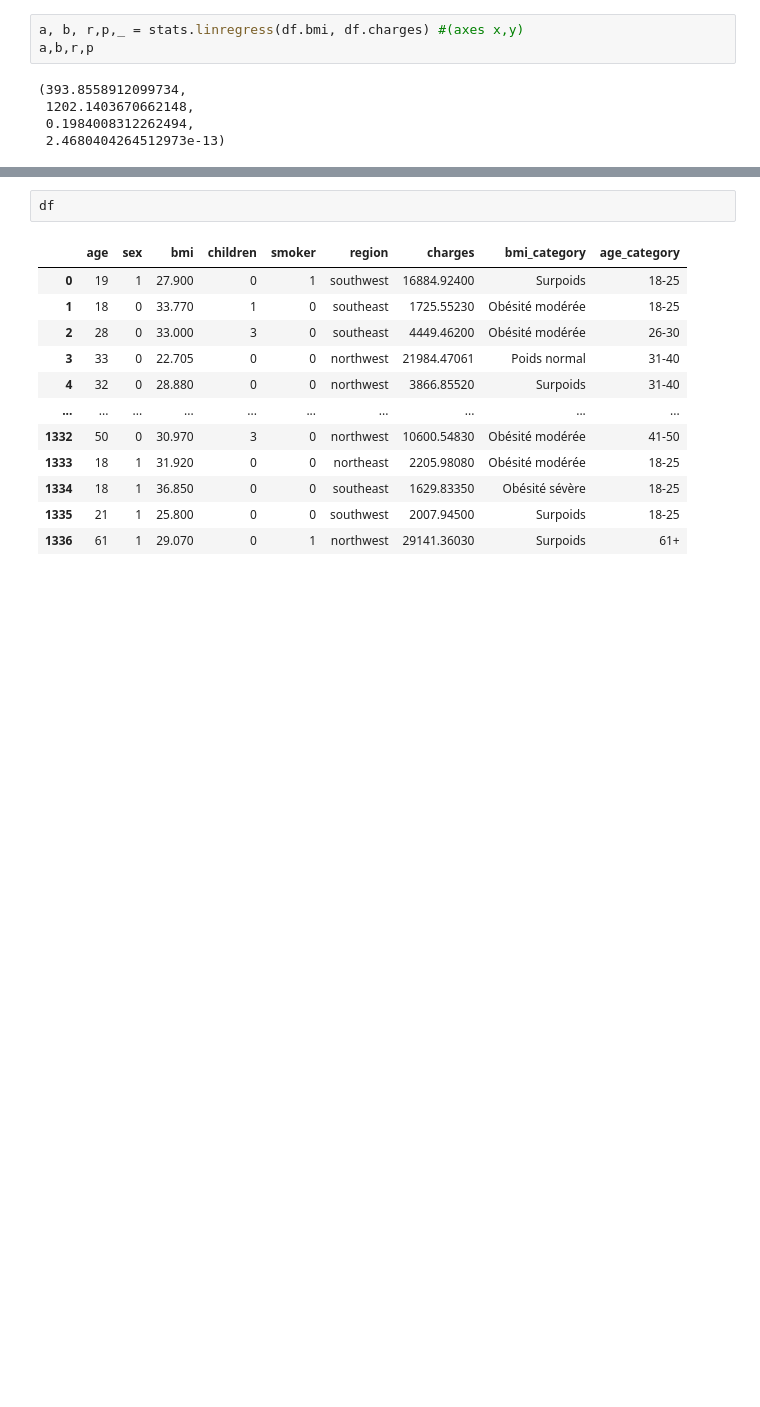
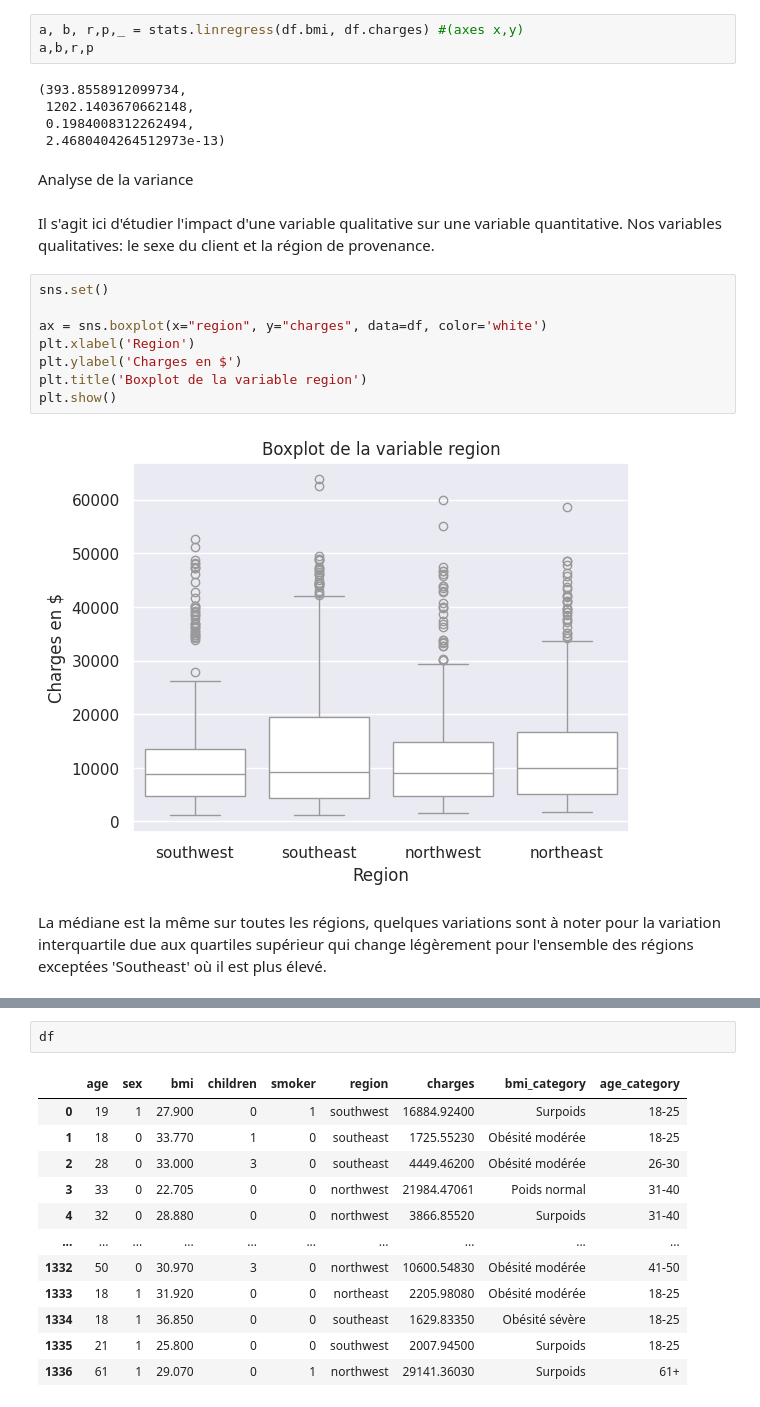
Before and after one commit to ChristianPRO1982/insurance_premium_SC, a Jupyter notebook: analyse.ipynb, the cells around one changed output, grey strips where cells are left out. Cells and saved outputs as stored; diff of their text form; blank space fills up the shorter version.

```diff
--- a/analyse.ipynb
+++ b/analyse.ipynb
@@ -247,6 +247,23 @@ a,b,r,p
  1202.1403670662148,
  0.1984008312262494,
  2.4680404264512973e-13)
+# %% [markdown]
+Analyse de la variance
+# %% [markdown]
+Il s'agit ici d'étudier l'impact d'une variable qualitative sur une variable quantitative.
+Nos variables qualitatives: le sexe du client et la région de provenance.
+# %%
+sns.set()
+
+ax = sns.boxplot(x="region", y="charges", data=df, color='white')
+plt.xlabel('Region')
+plt.ylabel('Charges en $')
+plt.title('Boxplot de la variable region')
+plt.show()
+# %% [output]
+[figure, added]
+# %% [markdown]
+La médiane est la même sur toutes les régions, quelques variations sont à noter pour la variation interquartile due aux quartiles supérieur qui change légèrement pour l'ensemble des régions exceptées 'Southeast' où il est plus élevé.
 # %%
 import sklearn
 from sklearn.linear_model import LinearRegression
```
Also changed, not shown: parts of 2 cells of this notebook.
